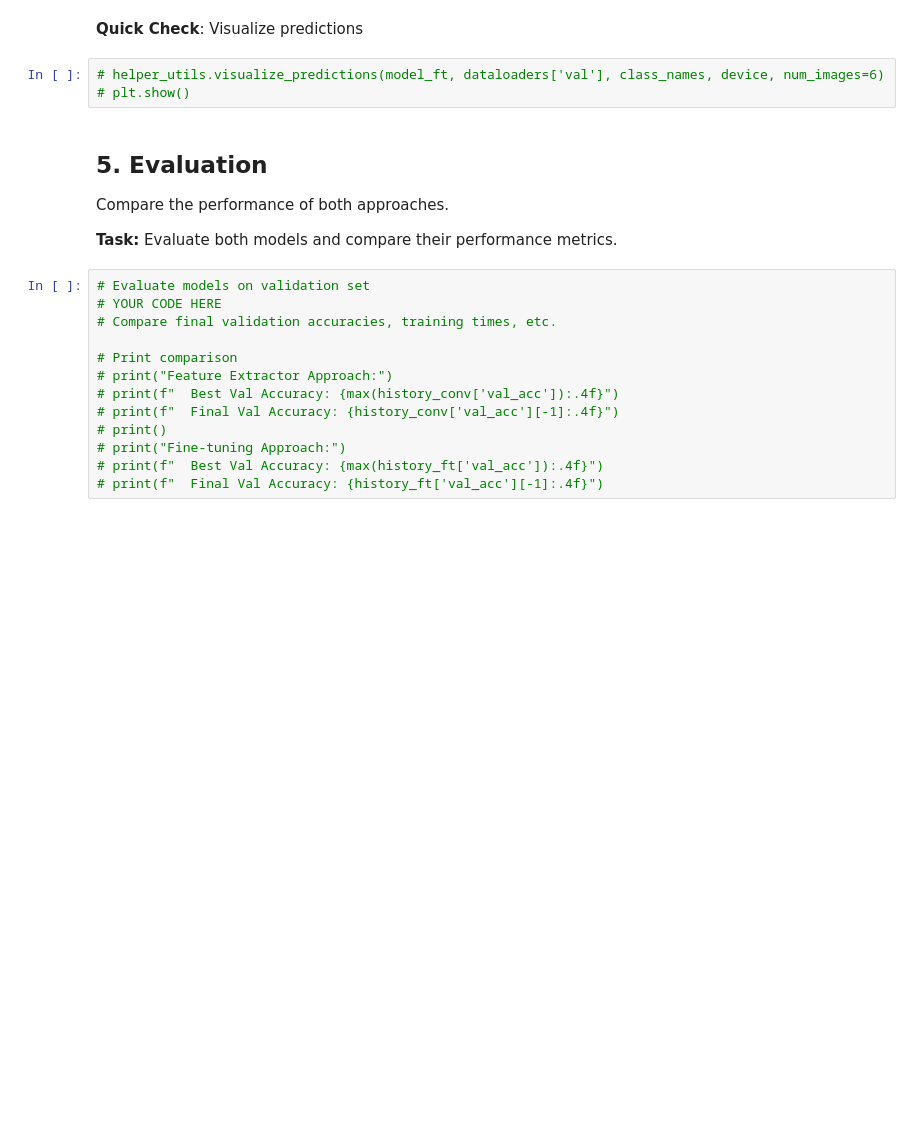
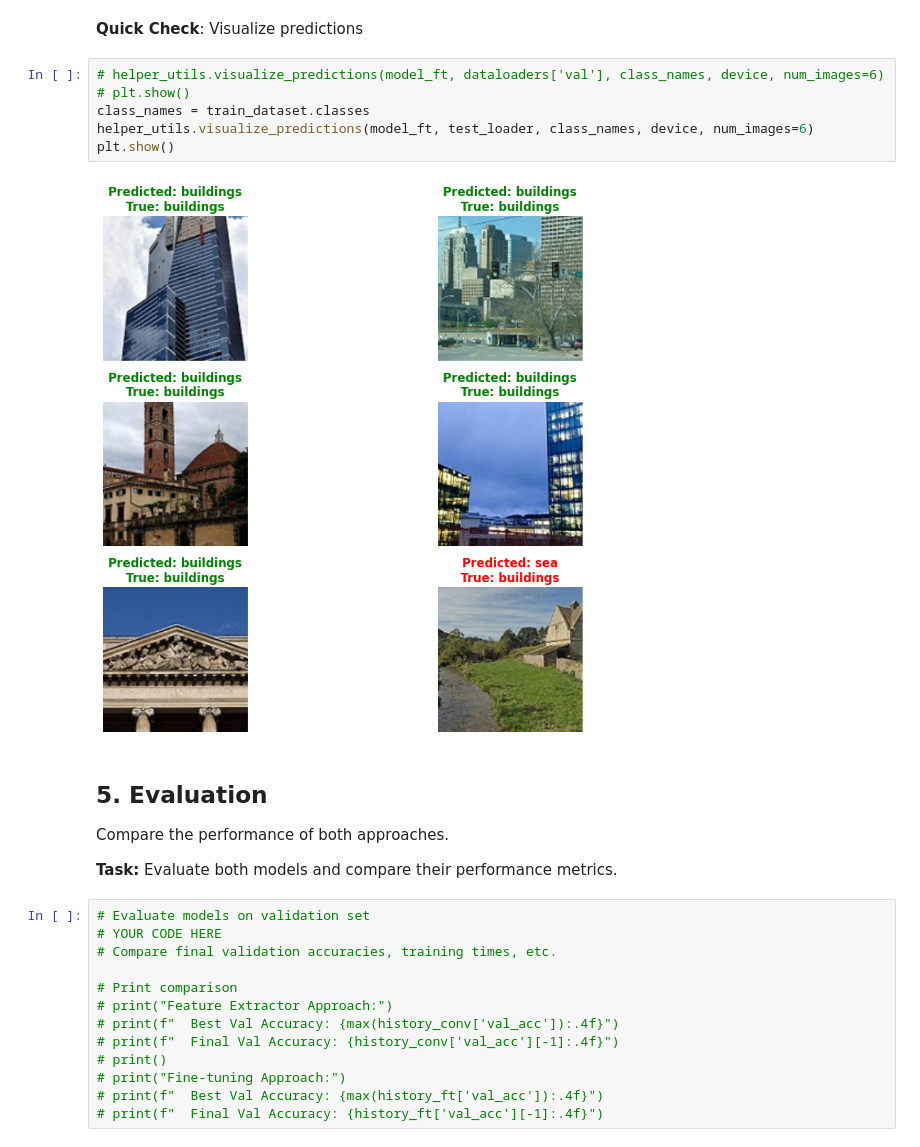
Before and after one commit to Ref4al/BWeek1, a Jupyter notebook: WeeklyProject_(1).ipynb, the cells around one changed output. Cells and saved outputs as stored; diff of their text form; blank space fills up the shorter version.

```diff
--- a/WeeklyProject_(1).ipynb
+++ b/WeeklyProject_(1).ipynb
@@ -421,6 +444,11 @@ In this approach, we unfreeze all layers and train the entire network with a sma
 # %%
 # helper_utils.visualize_predictions(model_ft, dataloaders['val'], class_names, device, num_images=6)
 # plt.show()
+class_names = train_dataset.classes
+helper_utils.visualize_predictions(model_ft, test_loader, class_names, device, num_images=6)
+plt.show()
+# %% [output]
+[figure, added]
 # %% [markdown]
 <a name='5'></a>
 ## 5. Evaluation
```
Also changed, not shown: parts of 8 cells of this notebook.
